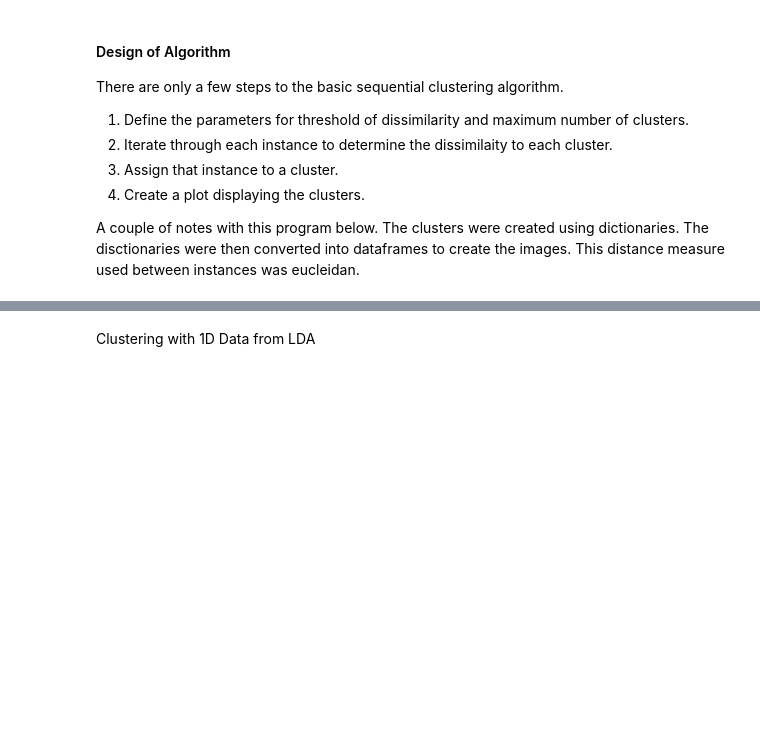
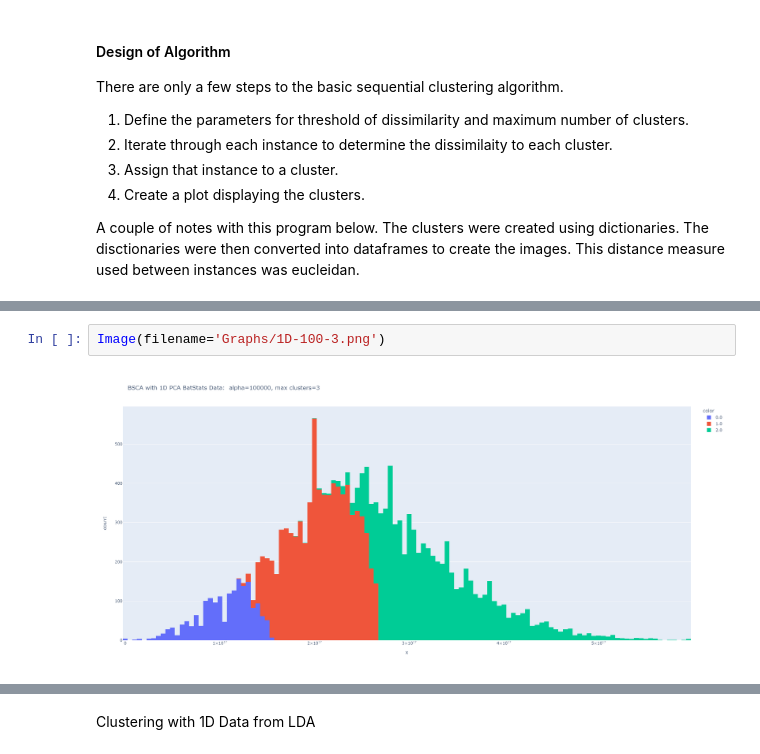
Before and after one commit to michaelzwartz/Unsupervised-ML, a Jupyter notebook: Sem2/BatStats/BSCA.ipynb, the cells around one changed output, grey strips where cells are left out. Drawn from its saved outputs; the diff is of its cells as text; blank space fills up the shorter version.

```diff
--- a/Sem2/BatStats/BSCA.ipynb
+++ b/Sem2/BatStats/BSCA.ipynb
@@ -19,0 +27,4 @@ A couple of notes with this program below. The clusters were created using dicti
+# %%
+Image(filename='Graphs/1D-100-3.png')
+# %% [output]
+[figure, added]
```
Also changed, not shown: parts of 12 cells of this notebook, 15 other files.
